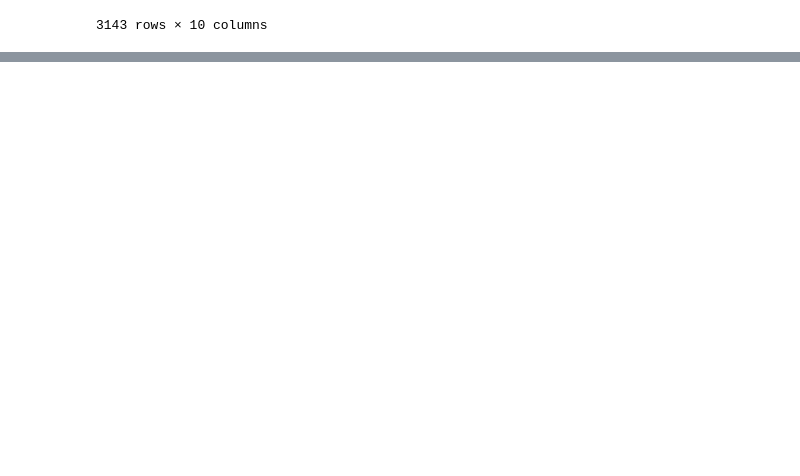
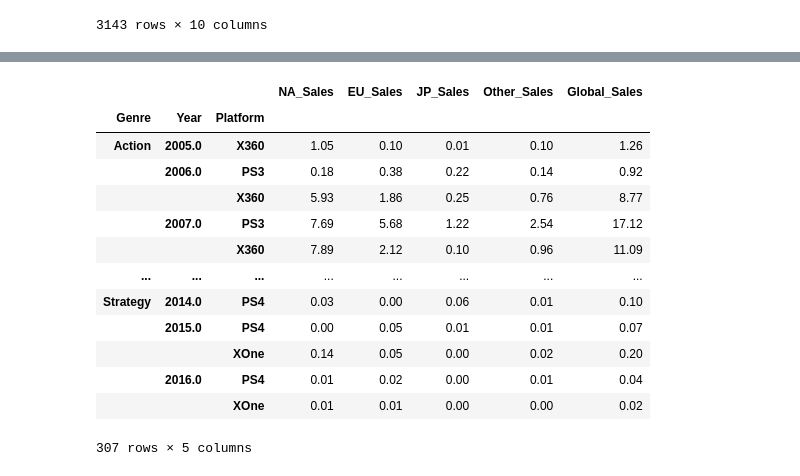
Before and after one commit to junio-firmino/Aprendizado_python, a Jupyter notebook: games.ipynb, the cells around one changed output, grey strips where cells are left out. Saved outputs shown, nothing was run; the diff lists cells and outputs as text; code cells hidden in the pictures; blank space fills up the shorter version.

```diff
--- a/games.ipynb
+++ b/games.ipynb
@@ -662,0 +691,17 @@ games.loc[games.Platform == 'PS3', ['Name','Genre','EU_Sales','Global_Sales']] #
+# %%
+games.groupby(['Genre','Year','Platform']).agg('sum')
+# %% [output]
+|  |  |  | NA_Sales | EU_Sales | JP_Sales | Other_Sales | Global_Sales |
+| Genre | Year | Platform |  |  |  |  |  |
+| Action | 2005.0 | X360 | 1.05 | 0.10 | 0.01 | 0.10 | 1.26 |
+|  | 2006.0 | PS3 | 0.18 | 0.38 | 0.22 | 0.14 | 0.92 |
+|  |  | X360 | 5.93 | 1.86 | 0.25 | 0.76 | 8.77 |
+|  | 2007.0 | PS3 | 7.69 | 5.68 | 1.22 | 2.54 | 17.12 |
+|  |  | X360 | 7.89 | 2.12 | 0.10 | 0.96 | 11.09 |
+| ... | ... | ... | ... | ... | ... | ... | ... |
+| Strategy | 2014.0 | PS4 | 0.03 | 0.00 | 0.06 | 0.01 | 0.10 |
+|  | 2015.0 | PS4 | 0.00 | 0.05 | 0.01 | 0.01 | 0.07 |
+|  |  | XOne | 0.14 | 0.05 | 0.00 | 0.02 | 0.20 |
+|  | 2016.0 | PS4 | 0.01 | 0.02 | 0.00 | 0.01 | 0.04 |
+|  |  | XOne | 0.01 | 0.01 | 0.00 | 0.00 | 0.02 |
+307 rows × 5 columns
```
Also changed, not shown: parts of 4 cells of this notebook.
